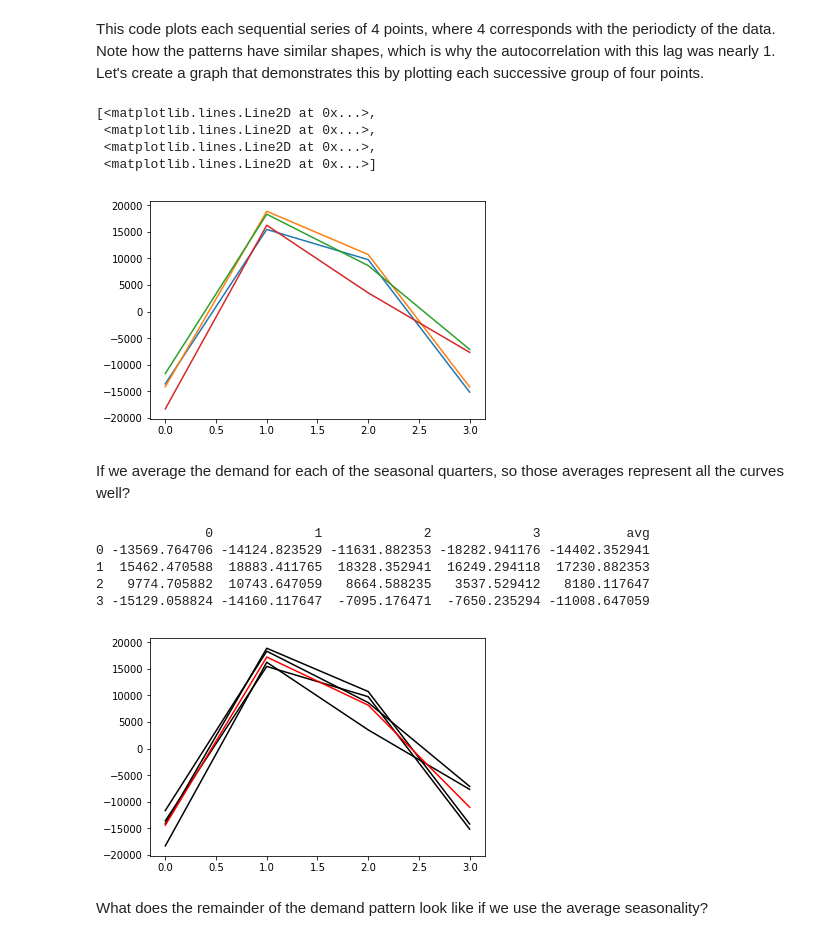
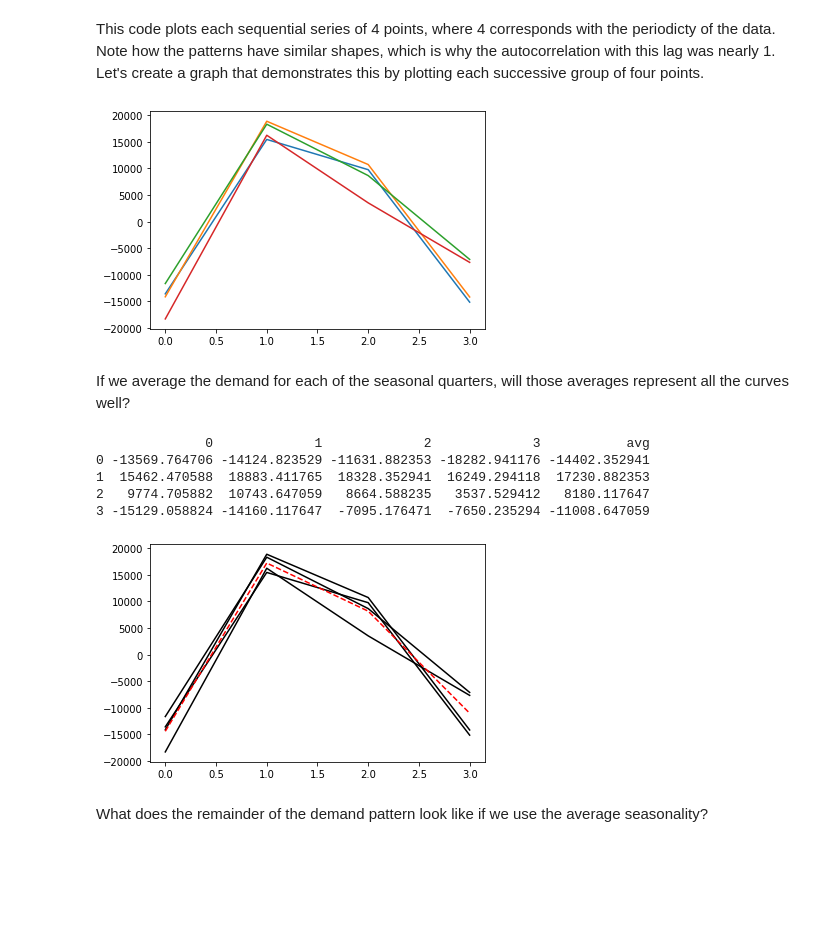
Before and after one commit to jrb28/time_series_analysis, a Jupyter notebook: TSAnalyze1.ipynb, the cells around one changed output. Saved outputs shown, nothing was run; the diff lists cells and outputs as text; code cells hidden in the pictures; blank space fills up the shorter version.

```diff
--- a/TSAnalyze1.ipynb
+++ b/TSAnalyze1.ipynb
@@ -70,7 +86,7 @@ We can easily get $L$and $T$ from a linear regression analysis.  We will use a n
 # %%
 from scipy import stats
 
-slope, intercept, r_value, p_value, std_err = stats.linregress(df.index,df['Product1Demand'])
+slope, intercept, r_value, p_value, std_err = stats.linregress(df1.index,df1['Product1Demand'])
 print('intercept =', intercept, '    slope =', slope, '     p_value = ',p_value)
 # %% [output]
 intercept = 165969.76470588235     slope = 3567.764705882353      p_value =  0.0004266677252921289
@@ -78,10 +94,10 @@ intercept = 165969.76470588235     slope = 3567.764705882353      p_value =  0.0
 Now we need to 'remove' the trend and the level from the original demand pattern to see what pattern remains for use to describe seasonality.  We use the DataFrame.apply() method from pandas for this task.
 # %%
 def create_regress_col(row, intercept, slope):
-    return float(intercept) + float(row[1]) * slope
+    return float(intercept) + float(row.Quarter) * slope
 
-df['regress'] = df.apply(create_regress_col,args = (intercept,slope),axis = "columns")
-df.style.format({
+df1['regress'] = df1.apply(create_regress_col,args = (intercept,slope),axis = "columns")
+df1.style.format({
     'Product1Demand': '{:,.0f}'.format,
     'regress': '{:,.0f}'.format
 })
@@ -114,8 +135,8 @@ NameError: name 'plt' is not defined
 # %% [markdown]
 In the computation below, a column is created in the DataFrame whose name is 'R1'.  The 'R' stands for remainder of the original sales trajectory after the regression 'pattern' has been extracted from the original sales pattern.
 # %%
-df['R1'] = df['Product1Demand'] - df['regress']
-df.style.format({
+df1['R1'] = df1.Product1Demand - df1.regress
+df1.style.format({
     'Product1Demand': '{:,.0f}'.format,
     'regress': '{:,.0f}'.format,
     'R1': '{:,.0f}'.format
@@ -152,8 +173,8 @@ How many quarters pass before the pattern repeats?
 
 When the autocorrelation value for a particular lag is large (close to 1) and positive, it indicates a cyclic pattern with the periodicty of that lag.
 # %%
-for i in range(int(len(df.index)/2)):
-    print('autocorrelation, lag =',i,':',df.R1.autocorr(lag = i))
+for i in range(int(len(df1.index)/2)):
+    print('autocorrelation, lag =',i,':',df1.R1.autocorr(lag = i))
 # %% [output]
 autocorrelation, lag = 0 : 0.9999999999999999
 autocorrelation, lag = 1 : -0.1102785302304146
@@ -168,21 +189,18 @@ This code plots each sequential series of 4 points, where 4 corresponds with the
 # %%
 dfQtr = pd.DataFrame()
 cycleLen = 4
-for i in range(int(len(df.index)/cycleLen)):
-    newData = pd.DataFrame({i:df['R1'].iloc[i*cycleLen:(i+1)*cycleLen]})
+for i in range(int(len(df1.index)/cycleLen)):
+    newData = pd.DataFrame({i:df1['R1'].iloc[i*cycleLen:(i+1)*cycleLen]})
     newData.index = range(0,len(newData))
     dfQtr = pd.concat([dfQtr,newData],axis=1)
 
 fig,ax = plt.subplots()
 ax.plot(dfQtr)
+plt.show()
 # %% [output]
-[<matplotlib.lines.Line2D at 0x...>,
- <matplotlib.lines.Line2D at 0x...>,
- <matplotlib.lines.Line2D at 0x...>,
- <matplotlib.lines.Line2D at 0x...>]
-[figure, old version]
+[figure, new version]
 # %% [markdown]
-If we average the demand for each of the seasonal quarters, so those averages represent all the curves well?
+If we average the demand for each of the seasonal quarters, will those averages represent all the curves well?
 # %%
 avg = []
 for i in range(len(dfQtr.index)):
@@ -195,7 +213,7 @@ fig,ax = plt.subplots()
 c = 180
 for col in dfQtr.columns.values:
     if col == 'avg':
-        ax.plot(dfQtr[col], c = 'r')
+        ax.plot(dfQtr[col], c = 'r', linestyle='--')
     else:
         ax.plot(dfQtr[col], c = 'k')
 # %% [output]
@@ -204,7 +222,7 @@ for col in dfQtr.columns.values:
 1  15462.470588  18883.411765  18328.352941  16249.294118  17230.882353
 2   9774.705882  10743.647059   8664.588235   3537.529412   8180.117647
 3 -15129.058824 -14160.117647  -7095.176471  -7650.235294 -11008.647059
-[figure, old version]
+[figure, new version]
 # %% [markdown]
 What does the remainder of the demand pattern look like if we use the average seasonality?
 # %%
```
Also changed, not shown: parts of 17 cells of this notebook.
